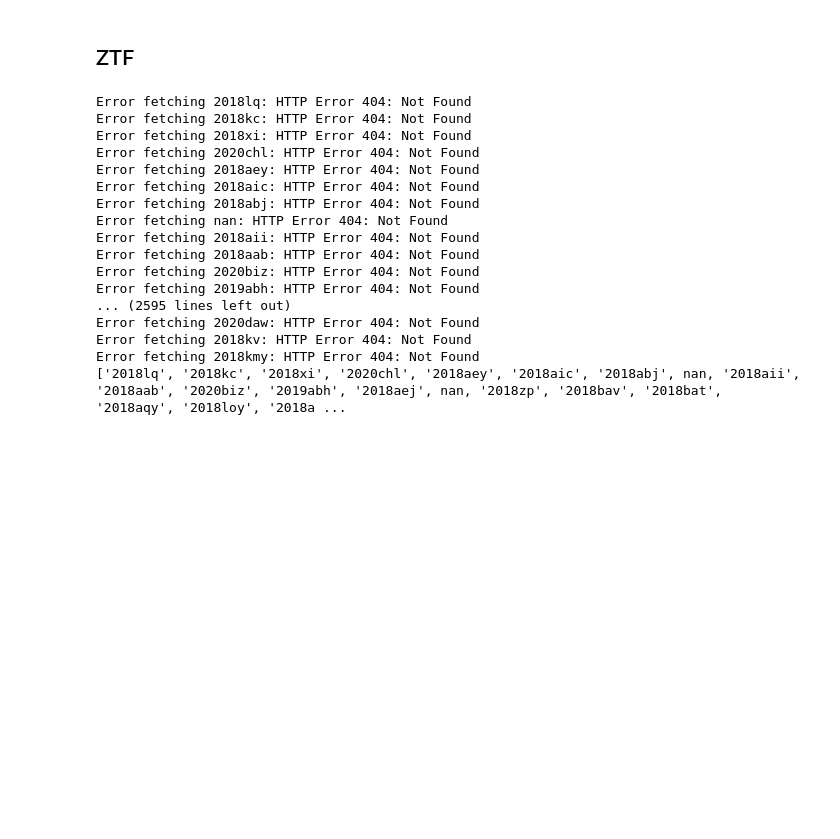
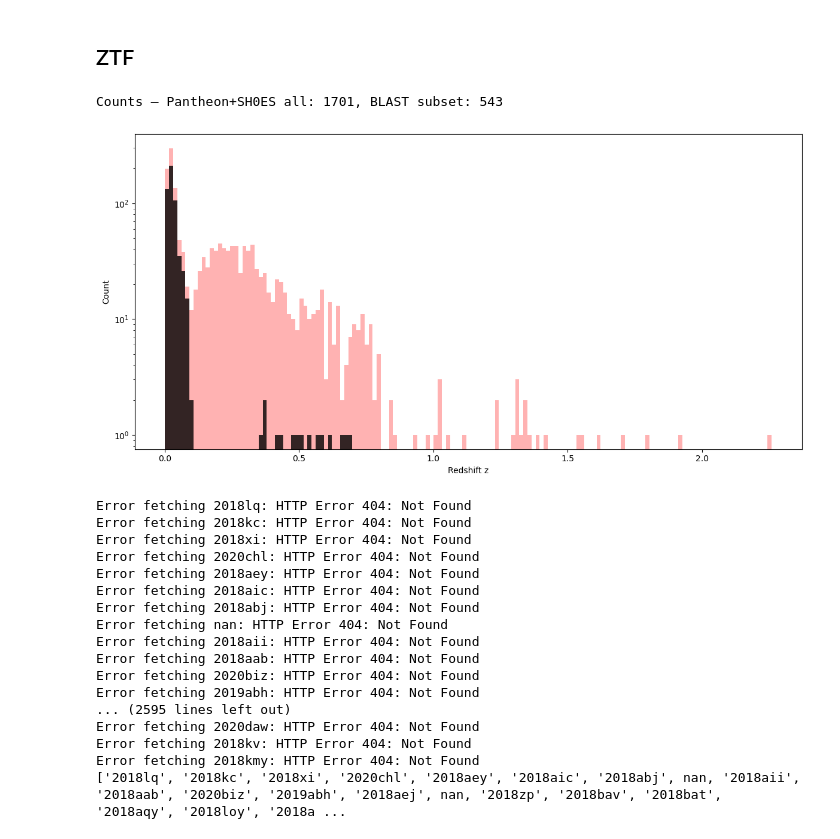
Before and after one commit to chernya4/first_paper_blast_webapi, a Jupyter notebook: explore_webapi.ipynb, the cells around one changed output. Drawn from its saved outputs; the diff is of its cells as text; code cells hidden in the pictures; blank space fills up the shorter version.

```diff
--- a/explore_webapi.ipynb
+++ b/explore_webapi.ipynb
@@ -807,5 +842,36 @@ Removed 1158 rows missing BLAST data → missing_from_blast_SHOES.csv
 # %% [markdown]
 ## ZTF ##
+# %%
+PANTHEON_CSV = "/Users/pittsburghgraduatestudent/repos/first_paper_blast_webapi/Pantheon+SH0ES.csv"
+BLAST_SHOES_CSV = "/Users/pittsburghgraduatestudent/repos/first_paper_blast_webapi/explore_webapi_with_blast_only_SHOES.csv"
+
+# Load CSVs
+pantheon = pd.read_csv(PANTHEON_CSV)
+blast_shoes = pd.read_csv(BLAST_SHOES_CSV)
+
+# Extract redshifts
+z_all_pantheon = pd.to_numeric(pantheon["zHEL"], errors="coerce").dropna().to_numpy()
+z_blast_subset = pd.to_numeric(blast_shoes["zHEL"], errors="coerce").dropna().to_numpy()
+
+print(f"Counts — Pantheon+SH0ES all: {z_all_pantheon.size}, BLAST subset: {z_blast_subset.size}")
+
+# Shared binning (explicit control here!)
+zmin, zmax = min(z_all_pantheon.min(), z_blast_subset.min()), \
+             max(z_all_pantheon.max(), z_blast_subset.max())
+bins = np.linspace(zmin, zmax, 150)   # adjust number of bins here
+
+# Plot
+plt.figure(figsize=(12, 6))
+plt.hist(z_all_pantheon, bins=bins, alpha=0.3, label="Pantheon+SH0ES SNe Ia (zHEL)", color="red", log=True)
+plt.hist(z_blast_subset, bins=bins, alpha=0.8, label="BLAST-covered Pantheon+SH0ES (zHEL)", color="black", log=True)
+
+plt.xlabel("Redshift z")
+plt.ylabel("Count")
+plt.tight_layout()
+plt.show()
+# %% [output]
+Counts — Pantheon+SH0ES all: 1701, BLAST subset: 543
+[figure, added]
 # %%
 # Load your CSV
 csv_path = "ZTF_snia_data.csv"
```
Also changed, not shown: parts of 6 cells of this notebook, 4 other files.
